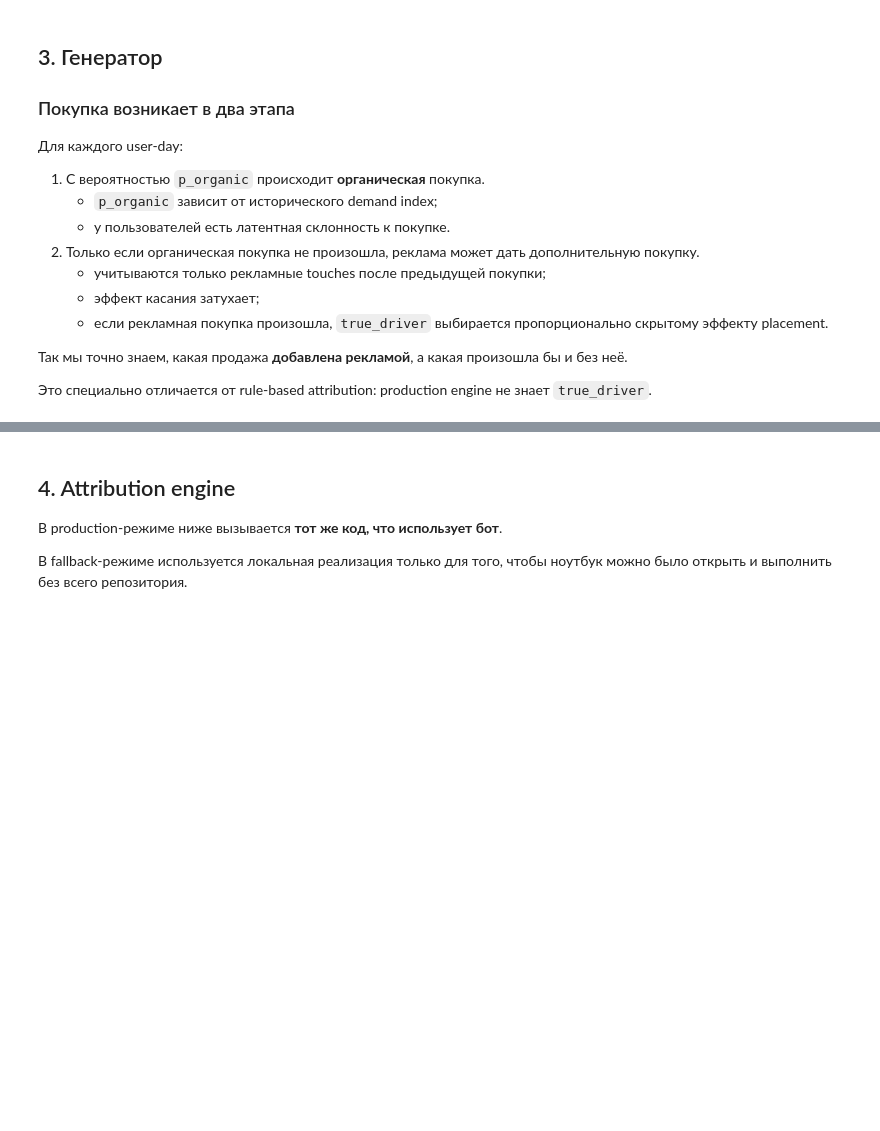
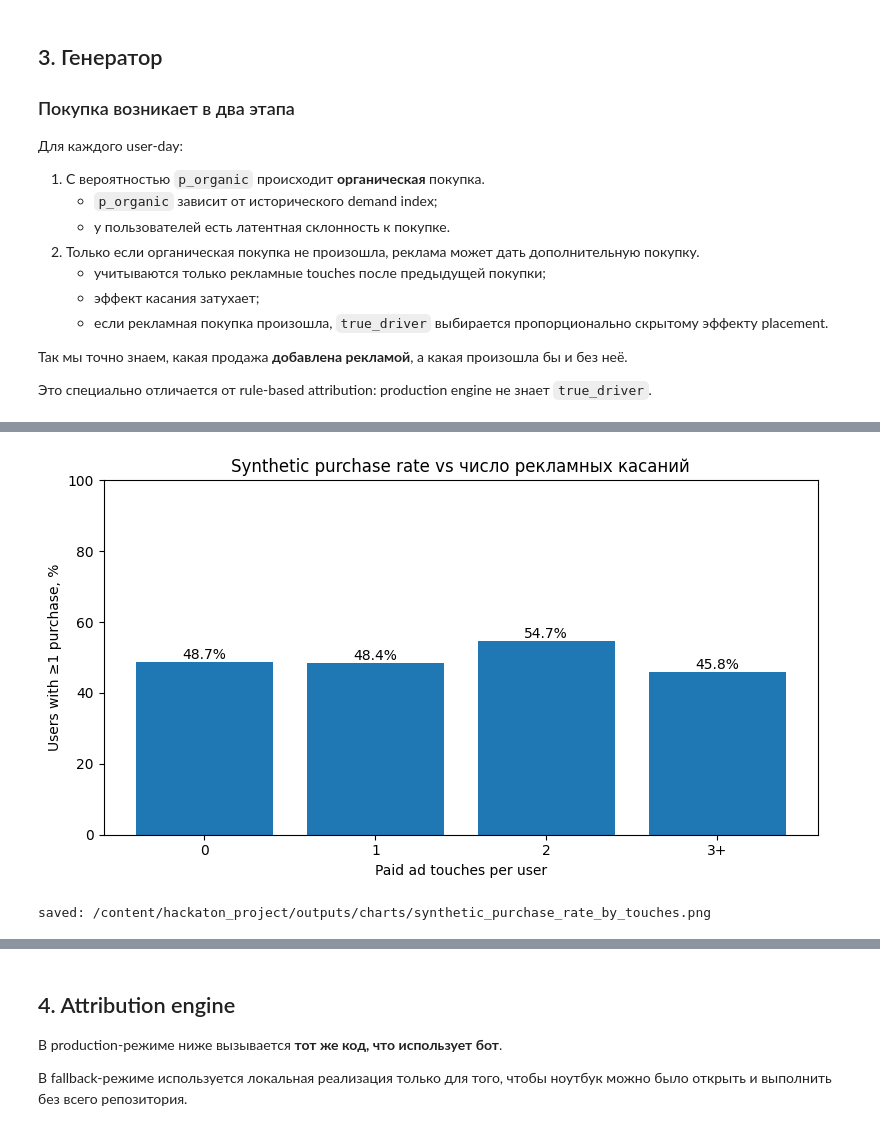
Before and after one commit to valentinesvev/hackaton_project, a Jupyter notebook: notebooks/synthetic_attribution_experiment_colab.ipynb, the cells around one changed output, grey strips where cells are left out. Saved outputs shown, nothing was run; the diff lists cells and outputs as text; code cells hidden in the pictures; blank space fills up the shorter version.

```diff
--- a/notebooks/synthetic_attribution_experiment_colab.ipynb
+++ b/notebooks/synthetic_attribution_experiment_colab.ipynb
@@ -620,0 +826,26 @@ display(truth_preview)
+# %%
+
+# Purchase rate в зависимости от количества рекламных касаний.
+fig, ax = plt.subplots(figsize=(8, 4.5))
+x = np.arange(len(conversion_by_touches))
+rates = conversion_by_touches["purchase_rate"] * 100
+
+ax.bar(x, rates)
+ax.set_xticks(x)
+ax.set_xticklabels(conversion_by_touches["touch_bucket"].astype(str))
+ax.set_ylim(0, max(100, float(rates.max()) * 1.15))
+ax.set_title("Synthetic purchase rate vs число рекламных касаний")
+ax.set_xlabel("Paid ad touches per user")
+ax.set_ylabel("Users with ≥1 purchase, %")
+
+for i, value in enumerate(rates):
+    ax.text(i, value, f"{value:.1f}%", ha="center", va="bottom")
+
+fig.tight_layout()
+PURCHASE_RATE_CHART = OUTPUT_DIR / "synthetic_purchase_rate_by_touches.png"
+fig.savefig(PURCHASE_RATE_CHART, dpi=160, bbox_inches="tight")
+plt.show()
+print("saved:", PURCHASE_RATE_CHART)
+# %% [output]
+[figure, added]
+saved: /content/hackaton_project/outputs/charts/synthetic_purchase_rate_by_touches.png
```
Also changed, not shown: parts of 19 cells of this notebook.
